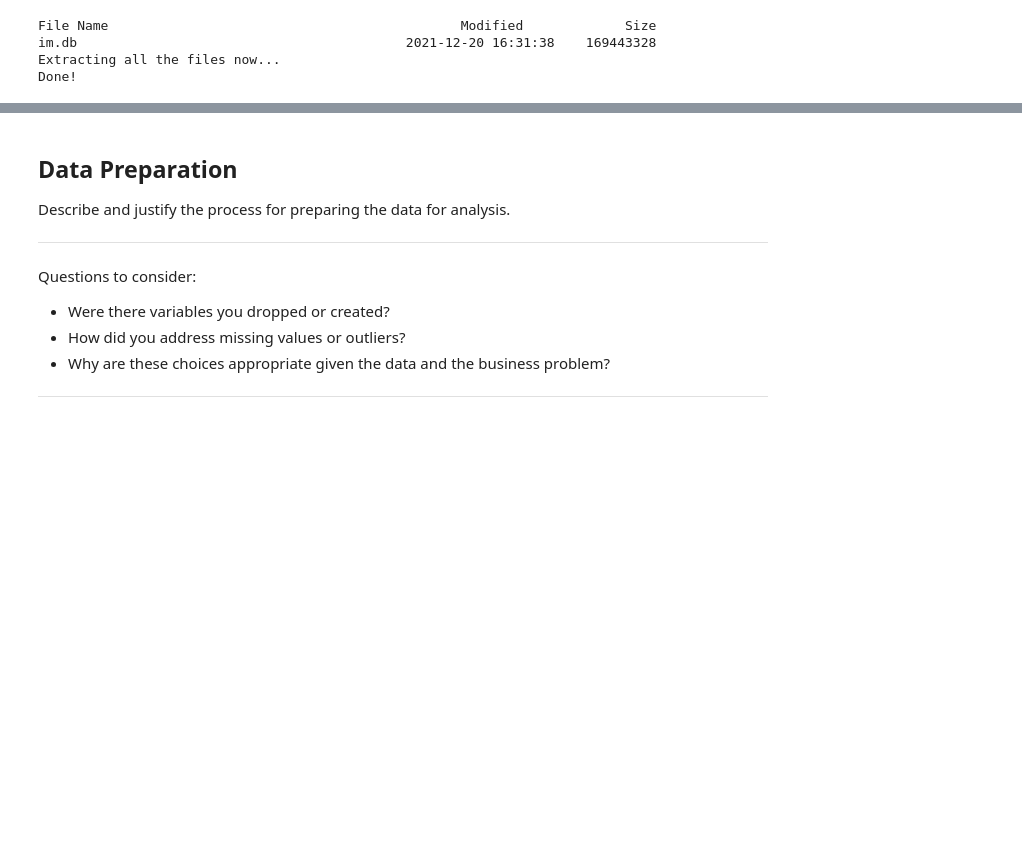
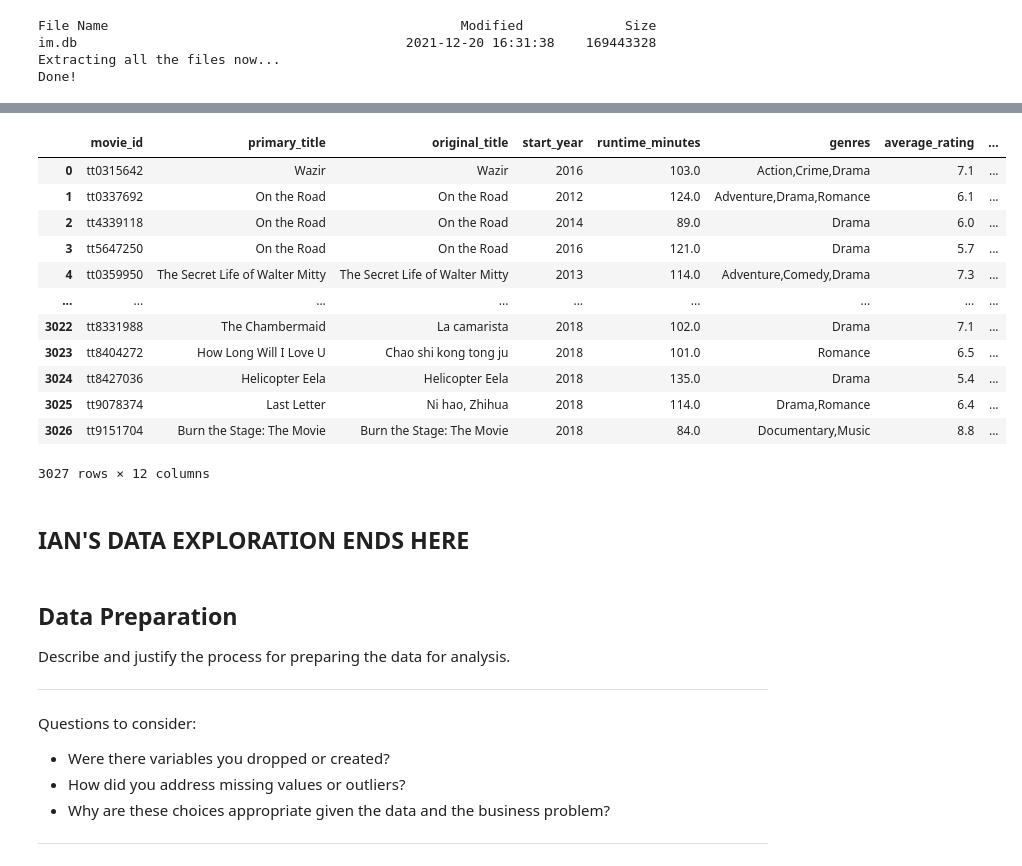
Before and after one commit to learn-co-curriculum/dsc-project-template, a Jupyter notebook: dsc-phase1-project-template.ipynb, the cells around one changed output, grey strips where cells are left out. Saved outputs shown, nothing was run; the diff lists cells and outputs as text; code cells hidden in the pictures; blank space fills up the shorter version.

```diff
--- a/dsc-phase1-project-template.ipynb
+++ b/dsc-phase1-project-template.ipynb
@@ -94,0 +153,16 @@ testq_results
+# %%
+imdb_movie_basics_and_ratings_query = """
+select
+    mb.movie_id,
+    mb.primary_title,
+    mb.original_title,
+    mb.start_year,
+    mb.runtime_minutes,
+    mb.genres,
+    mr.averagerating as average_rating,
+    mr.numvotes as num_votes
+from
+    movie_basics as mb
+join movie_ratings as mr
+    on mb.movie_id = mr.movie_id
+"""
@@ -94,0 +171,2 @@ testq_results
+# %%
+movie_basics_and_ratings_df = pd.read_sql(imdb_movie_basics_and_ratings_query, conn)
@@ -94,0 +186,2 @@ testq_results
+# %%
+movie_gross_df = pd.read_csv('./zippedData/bom.movie_gross.csv.gz')
@@ -94,0 +216,6 @@ testq_results
+# %%
+movie_basics_ratings_and_gross_df = pd.merge(
+    left=movie_basics_and_ratings_df,
+    right=movie_gross_df,
+    left_on='primary_title',
+    right_on='title')
@@ -95,3 +233,21 @@ testq_results
+# %%
+movie_basics_ratings_and_gross_df.drop('title', axis=1)
+# %% [output]
+|  | movie_id | primary_title | original_title | start_year | runtime_minutes | genres | average_rating | ... |
+| 0 | tt0315642 | Wazir | Wazir | 2016 | 103.0 | Action,Crime,Drama | 7.1 | ... |
+| 1 | tt0337692 | On the Road | On the Road | 2012 | 124.0 | Adventure,Drama,Romance | 6.1 | ... |
+| 2 | tt4339118 | On the Road | On the Road | 2014 | 89.0 | Drama | 6.0 | ... |
+| 3 | tt5647250 | On the Road | On the Road | 2016 | 121.0 | Drama | 5.7 | ... |
+| 4 | tt0359950 | The Secret Life of Walter Mitty | The Secret Life of Walter Mitty | 2013 | 114.0 | Adventure,Comedy,Drama | 7.3 | ... |
+| ... | ... | ... | ... | ... | ... | ... | ... | ... |
+| 3022 | tt8331988 | The Chambermaid | La camarista | 2018 | 102.0 | Drama | 7.1 | ... |
+| 3023 | tt8404272 | How Long Will I Love U | Chao shi kong tong ju | 2018 | 101.0 | Romance | 6.5 | ... |
+| 3024 | tt8427036 | Helicopter Eela | Helicopter Eela | 2018 | 135.0 | Drama | 5.4 | ... |
+| 3025 | tt9078374 | Last Letter | Ni hao, Zhihua | 2018 | 114.0 | Drama,Romance | 6.4 | ... |
+| 3026 | tt9151704 | Burn the Stage: The Movie | Burn the Stage: The Movie | 2018 | 84.0 | Documentary,Music | 8.8 | ... |
+3027 rows × 12 columns
+# %% [markdown]
+## IAN'S DATA EXPLORATION ENDS HERE
 # %% [markdown]
 ## Data Preparation
 
```
Also changed, not shown: parts of 32 cells of this notebook.
